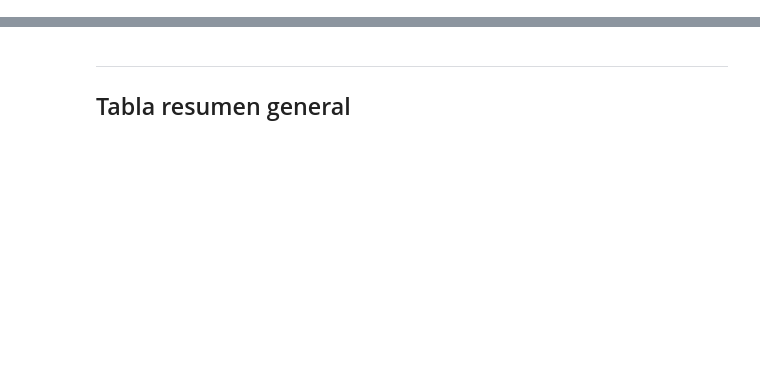
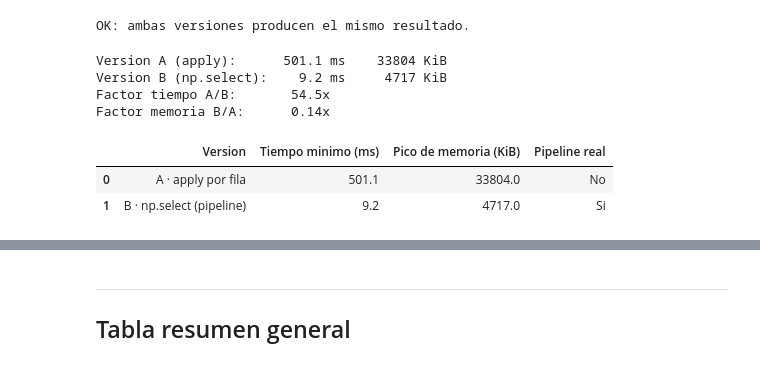
Before and after one commit to Isonauta/mcdi500-proyecto-abp-v2, a Jupyter notebook: F3/F3_eficiencia.ipynb, the cells around one changed output, grey strips where cells are left out. Saved outputs shown, nothing was run; the diff lists cells and outputs as text; code cells hidden in the pictures; blank space fills up the shorter version.

Commit message:
feat(f3): notebook con Comp3, textos honestos en Comp1 y conclusion dinamica

```diff
--- a/F3/F3_eficiencia.ipynb
+++ b/F3/F3_eficiencia.ipynb
@@ -34,19 +33,19 @@ from pipeline.medicion import (
     parse_amount_vectorizado,
     monto_por_proveedor_bucle,
     monto_por_proveedor_groupby,
+    classify_modality_apply,
+    classify_modality_select,
     REPETICIONES,
 )
 
-# ── Datos reales ─────────────────────────────────────────────────────────────
-raw = ordenes.load_orders(config.RAW_DATA_DIR)
-montos_texto = raw["MontoTotalOC_PesosChilenos"]  # texto con coma decimal
+raw            = ordenes.load_orders(config.RAW_DATA_DIR)
+montos_texto   = raw["MontoTotalOC_PesosChilenos"]
+typed          = ordenes.cast_types(ordenes.normalize_missing(raw))
+clasif         = ordenes.classify_modality(typed)
+ordenes_reales = ordenes.aggregate_orders(clasif)
+lineas_tipadas = typed
 
-typed         = ordenes.cast_types(ordenes.normalize_missing(raw))
-clasif        = ordenes.classify_modality(typed)
-ordenes_reales = ordenes.aggregate_orders(clasif)   # una fila por orden
-
-print(f"Líneas en raw:          {len(raw):>7,}")
-print(f"Órdenes agregadas:      {len(ordenes_reales):>7,}")
-print(f"Proveedores únicos:     {ordenes_reales['CodigoProveedor'].nunique():>7,}")
-print(f"Muestra montos (texto): {montos_texto.head(3).tolist()}")
+print(f"Lineas en raw:        {len(raw):>7,}")
+print(f"Ordenes agregadas:    {len(ordenes_reales):>7,}")
+print(f"Proveedores unicos:   {ordenes_reales['CodigoProveedor'].nunique():>7,}")
 # %% [output]
@@ -206,0 +183,32 @@ Con el volumen del proyecto este costo extra es completamente aceptable.
+# %%
+res_c = classify_modality_apply(lineas_tipadas)
+res_d = classify_modality_select(lineas_tipadas)
+assert res_c.equals(res_d), 'Las versiones producen resultados distintos'
+print('OK: ambas versiones producen el mismo resultado.')
+# %% [output]
+OK: ambas versiones producen el mismo resultado.
+# %%
+t_e, mem_e = medir(classify_modality_apply,  lineas_tipadas)
+t_f, mem_f = medir(classify_modality_select, lineas_tipadas)
+
+print(f"Version A (apply):    {t_e*1000:7.1f} ms   {mem_e:6.0f} KiB")
+print(f"Version B (np.select):{t_f*1000:7.1f} ms   {mem_f:6.0f} KiB")
+print(f"Factor tiempo A/B:    {t_e/t_f:7.1f}x")
+print(f"Factor memoria B/A:   {mem_f/mem_e:7.2f}x")
+# %% [output]
+Version A (apply):      501.1 ms    33804 KiB
+Version B (np.select):    9.2 ms     4717 KiB
+Factor tiempo A/B:       54.5x
+Factor memoria B/A:      0.14x
+# %%
+resumen_3 = pd.DataFrame({
+    'Version':              ['A · apply por fila', 'B · np.select (pipeline)'],
+    'Tiempo minimo (ms)':   [round(t_e*1000, 1), round(t_f*1000, 1)],
+    'Pico de memoria (KiB)':[round(mem_e, 0),    round(mem_f, 0)],
+    'Pipeline real':        ['No', 'Si'],
+})
+resumen_3
+# %% [output]
+|  | Version | Tiempo minimo (ms) | Pico de memoria (KiB) | Pipeline real |
+| 0 | A · apply por fila | 501.1 | 33804.0 | No |
+| 1 | B · np.select (pipeline) | 9.2 | 4717.0 | Si |
```
Also changed, not shown: parts of 27 cells of this notebook.
